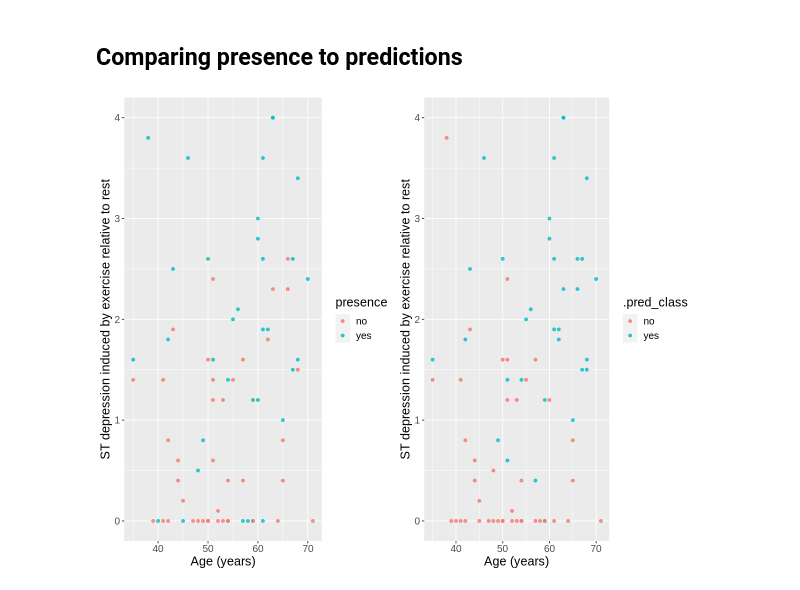
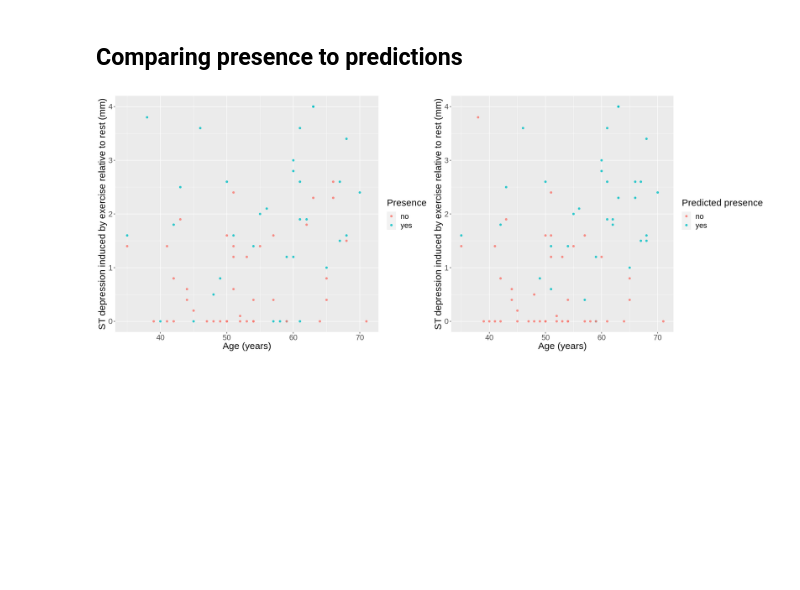
Before and after one commit to tashijain/DSCI100GroupProject, a Jupyter notebook: group_project_report.ipynb, the cells around one changed output. Cells and saved outputs as stored; diff of their text form; code cells hidden in the pictures; blank space fills up the shorter version.

Commit message:
fixed graphs and labels

```diff
--- a/group_project_report.ipynb
+++ b/group_project_report.ipynb
@@ -680,21 +680,20 @@ Prediction no yes
 ## Comparing presence to predictions
 # %%
 library(cowplot)
+options(repr.plot.width = 18, repr.plot.height = 7)
 
 age_oldpeak_plot <- ggplot(hd_test_predictions, aes(x = age, y = oldpeak, color = presence)) +
             geom_point(alpha = 0.8) +
-            xlab("Age (years)") +
-            ylab("ST depression induced by exercise relative to rest") +
-            theme(text = element_text(size = 15))
+            labs(x = "Age (years)", y = "ST depression induced by exercise relative to rest (mm)", colour = "Presence") +
+            theme(text = element_text(size = 18))
 age_oldpeak_preds <- ggplot(hd_test_predictions, aes(x = age, y = oldpeak, color = .pred_class)) +
             geom_point(alpha = 0.8) +
-            xlab("Age (years)") +
-            ylab("ST depression induced by exercise relative to rest") +
-            theme(text = element_text(size = 15))
+            labs(x = "Age (years)", y = "ST depression induced by exercise relative to rest (mm)", colour = "Predicted presence") +
+            theme(text = element_text(size = 18))
 
 plot_grid(age_oldpeak_plot, age_oldpeak_preds)
 # %% [output]
-[figure, old version]
+[figure, new version]
 # %%
 age_thalach_plot <- ggplot(hd_test_predictions, aes(x = age, y = thalach, color = presence)) +
             geom_point(alpha = 0.8) +
```
Also changed, not shown: parts of 2 cells of this notebook.
